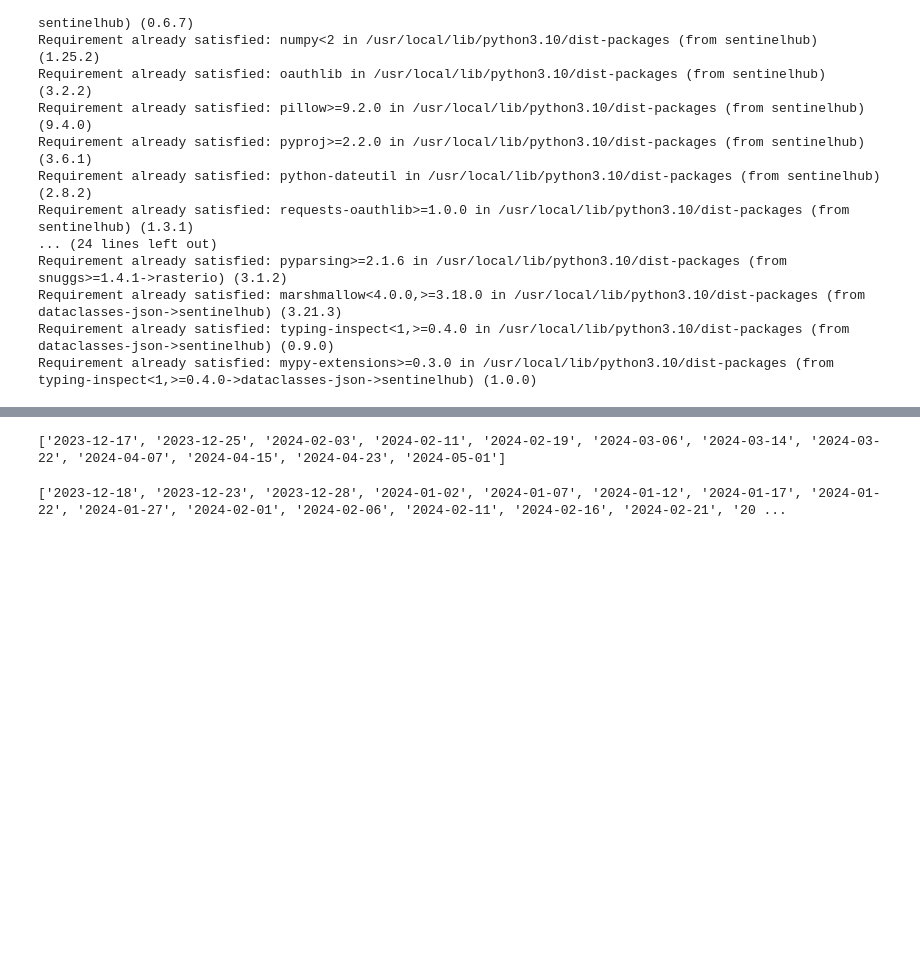
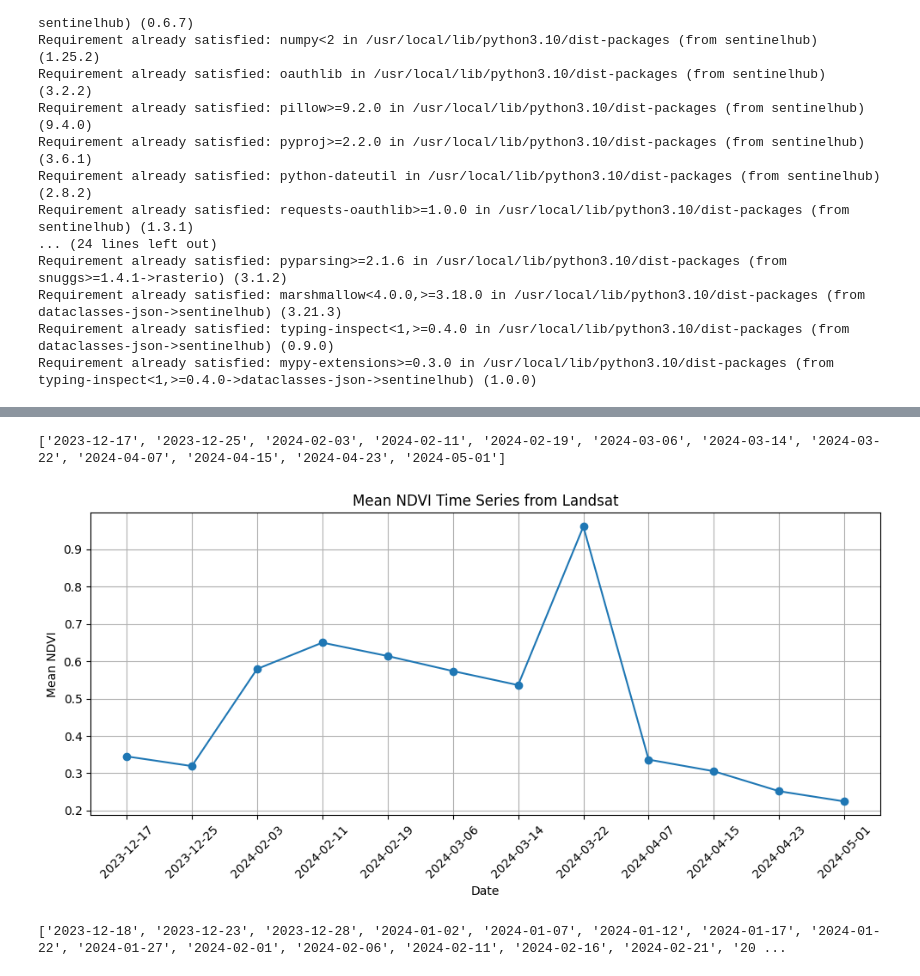
Before and after one commit to HEM2058/NDVI_Calculation_Sentinelhub, a Jupyter notebook: NDVI_calculation.ipynb, the cells around one changed output, grey strips where cells are left out. Saved outputs shown, nothing was run; the diff lists cells and outputs as text; code cells hidden in the pictures; blank space fills up the shorter version.

```diff
--- a/NDVI_calculation.ipynb
+++ b/NDVI_calculation.ipynb
@@ -307,20 +307,13 @@ search_iterator = catalog.search(
     collection=DataCollection.LANDSAT_OT_L2,
     bbox=bbox,
     time=time_interval,
+    filter = "eo:cloud_cover < 20",
     fields={"include": ["id", "properties.datetime", "properties.eo:cloud_cover"], "exclude": []}
 
 )
 
 # Convert search results iterator to list
+
 results = list(search_iterator)
-# Filter results based on cloud cover
-filtered_results = []
-for item in search_iterator:
-    cloud_cover = item['properties']['eo:cloud_cover']
-    if cloud_cover < 20:
-        filtered_results.append(item)
-
-# Print or process results as needed
-for result in filtered_results:
-    print(result)
+print(results)
 # %% [output]
@@ -389,19 +365,14 @@ search_iterator = catalog.search(
     collection=DataCollection.LANDSAT_OT_L2,
     bbox=bbox,
     time=time_interval,
+    filter = "eo:cloud_cover < 20",
     fields={"include": ["id", "properties.datetime", "properties.eo:cloud_cover"], "exclude": []}
 )
 
-# Filter results based on cloud cover
-filtered_results = []
-for item in search_iterator:
-    cloud_cover = item['properties']['eo:cloud_cover']
-    if cloud_cover < 20:
-        filtered_results.append(item)
 
 # Extract dates from filtered results
 dates = []
-for result in filtered_results:
+for result in search_iterator:
     sensing_time = result['properties'].get('datetime', None)
     if sensing_time:
         # Extract date in YYYY-MM-DD format
@@ -428,9 +399,16 @@ function setup() {
 function evaluatePixel(sample) {
   // Calculate NDVI
   var ndvi = (sample.B05 - sample.B04) / (sample.B05 + sample.B04);
+
+  // Ensure NDVI is non-negative
+  if (ndvi < 0) {
+    return [0];  // Set NDVI to 0 if negative
+  }
+
   return [ndvi];
 }
 """
+
 
 # List to store mean NDVI values
 mean_ndvi_values = []
@@ -450,33 +428,34 @@ for date in dates:
             SentinelHubRequest.output_response('default', MimeType.TIFF),
         ],
         bbox=bbox,
         size=[512, 512],
         config=config
     )
 
     # Fetch data from request
     response = request.get_data()
     response_data = response[0]
 
     # Remove zero values (clipped pixels)
     response_data = response_data[response_data != 0]
 
     # Calculate mean NDVI
     mean_ndvi = np.mean(response_data)
     mean_ndvi_values.append(mean_ndvi)
 
 # Plot mean NDVI values against dates
 plt.figure(figsize=(10, 5))
 plt.plot(dates, mean_ndvi_values, marker='o')
 plt.xlabel('Date')
 plt.ylabel('Mean NDVI')
 plt.title('Mean NDVI Time Series from Landsat')
 plt.grid(True)
 plt.xticks(rotation=45)
 plt.tight_layout()
 plt.show()
 # %% [output]
 ['2023-12-17', '2023-12-25', '2024-02-03', '2024-02-11', '2024-02-19', '2024-03-06', '2024-03-14', '2024-03-22', '2024-04-07', '2024-04-15', '2024-04-23', '2024-05-01']
+[figure, added]
 # %%
 import numpy as np
 import matplotlib.pyplot as plt
```
Also changed, not shown: parts of 1 cell of this notebook.
